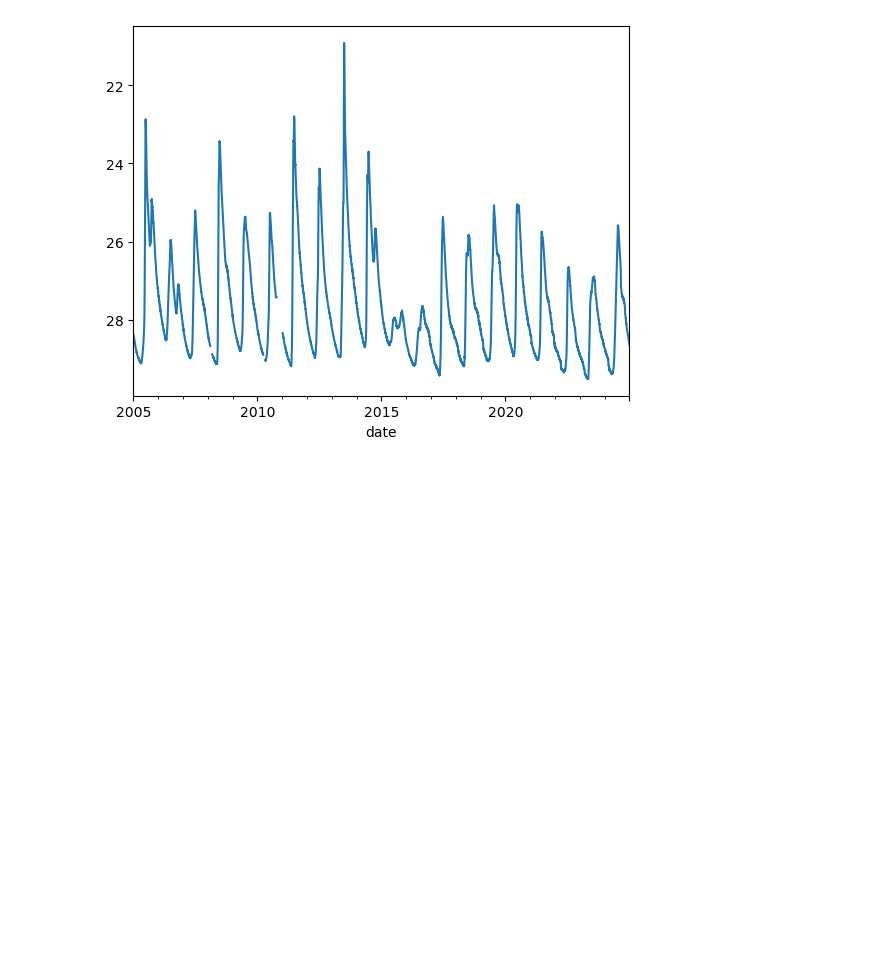
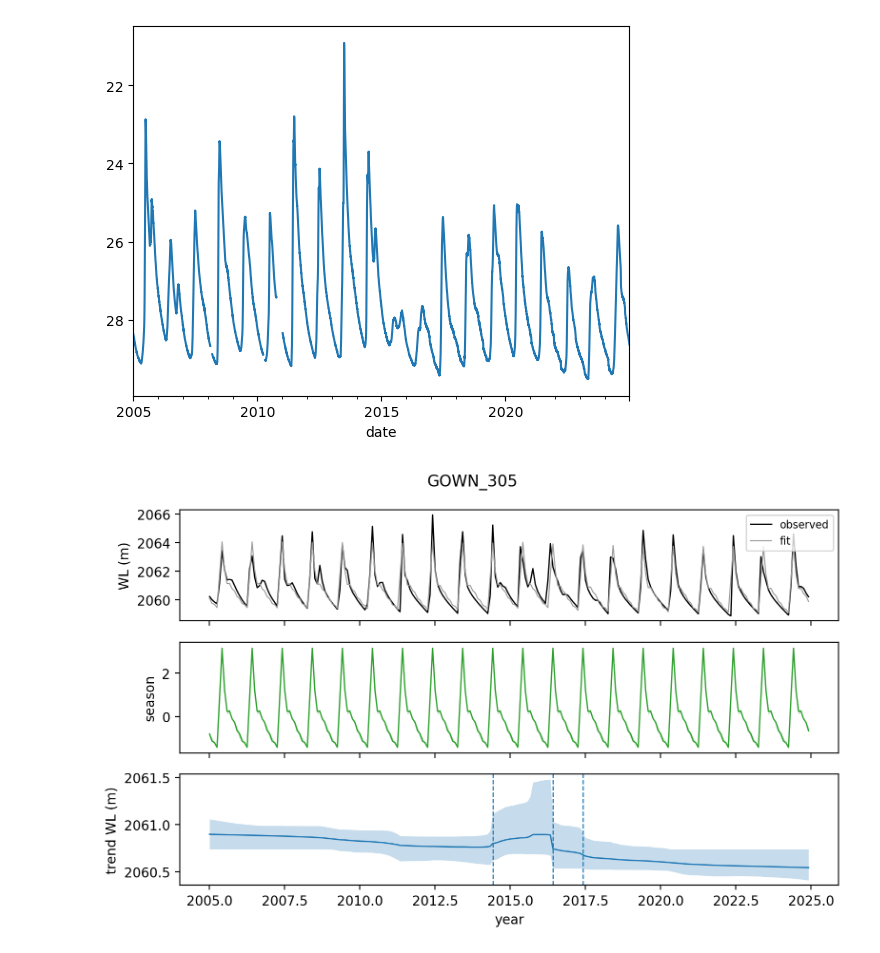
Before and after one commit to 2spi/groundwater, a Jupyter notebook: notebooks/bow_valley/04_change_point.ipynb, the cells around one changed output. Drawn from its saved outputs; the diff is of its cells as text; code cells hidden in the pictures; blank space fills up the shorter version.

```diff
--- a/notebooks/bow_valley/04_change_point.ipynb
+++ b/notebooks/bow_valley/04_change_point.ipynb
@@ -91,3 +91,7 @@ def plot_beast(y, label):
     ax[-1].set_xlabel("year")
     fig.suptitle(f"{label}")
     fig.tight_layout()
+# %%
+plot_beast(df_m[305], 'GOWN_305', n_tcp=3)
+# %% [output]
+[figure, added]
```
Also changed, not shown: parts of 9 cells of this notebook, 1 other file.
